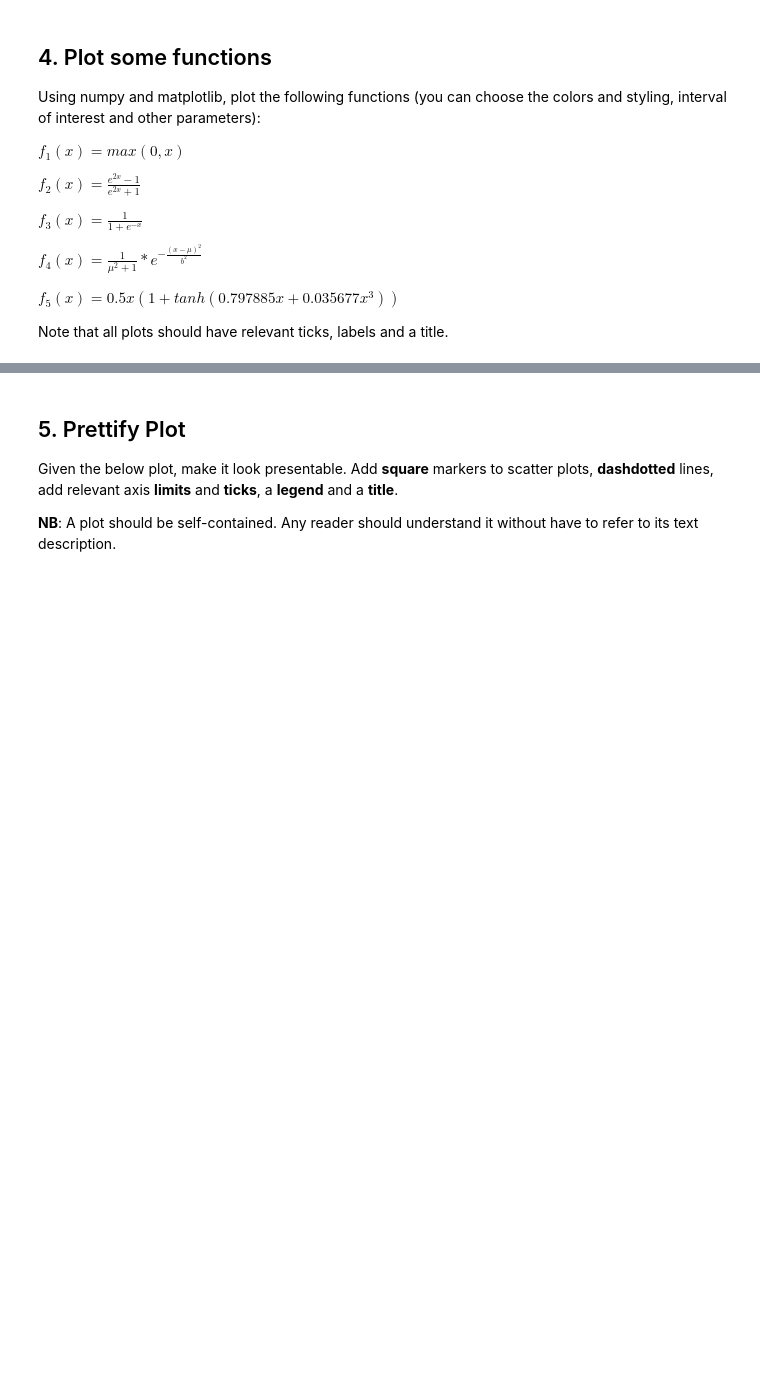
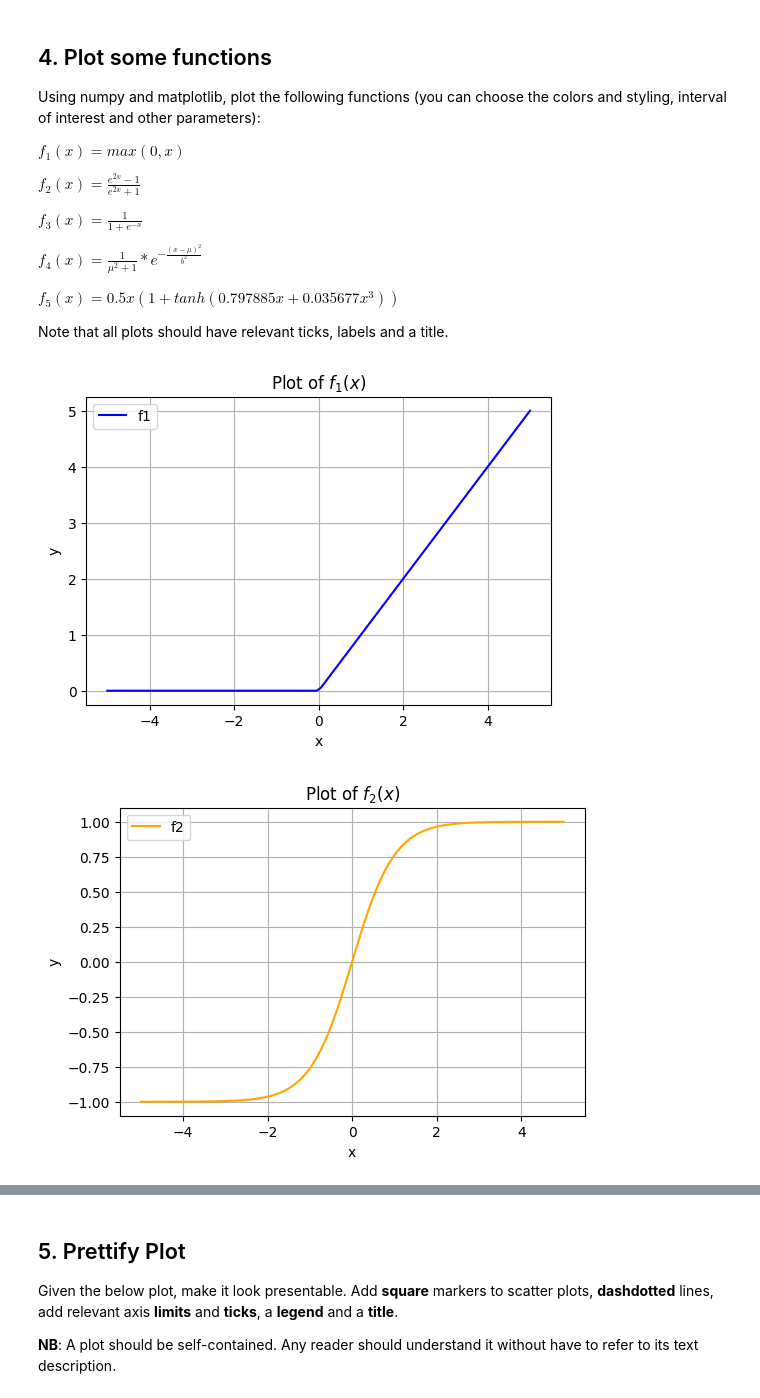
Before and after one commit to TudorFerecus/2048-in-C, a Jupyter notebook: EP_Plotting_I.ipynb, the cells around one changed output, grey strips where cells are left out. Cells and saved outputs as stored; diff of their text form; code cells hidden in the pictures; blank space fills up the shorter version.

```diff
--- a/EP_Plotting_I.ipynb
+++ b/EP_Plotting_I.ipynb
@@ -470,0 +417,67 @@ Note that all plots should have relevant ticks, labels and a title.
+# %%
+import matplotlib.pyplot as plt
+import numpy as np
+
+x = np.linspace(-5, 5, 100)
+
+# Define the functions
+f1 = np.maximum(0, x)
+f2 = (np.exp(2*x) - 1) / (np.exp(2*x) + 1)
+f3 = 1 / (1 + np.exp(-x))
+
+mu, b = 0, 1
+f4 = (1 / (mu**2 + 1)) * np.exp(-((x - mu)**2) / (b**2))
+f5 = 0.5 * x * (1 + np.tanh(0.797885 * x + 0.035677 * x**3))
+
+# Plot f1
+plt.figure(figsize=(6, 4))
+plt.plot(x, f1, color='blue', label='f1')
+plt.xlabel('x')
+plt.ylabel('y')
+plt.title('Plot of $f_1(x)$')
+plt.legend()
+plt.grid(True)
+plt.show()
+
+# Plot f2
+plt.figure(figsize=(6, 4))
+plt.plot(x, f2, color='orange', label='f2')
+plt.xlabel('x')
+plt.ylabel('y')
+plt.title('Plot of $f_2(x)$')
+plt.legend()
+plt.grid(True)
+plt.show()
+
+# Plot f3
+plt.figure(figsize=(6, 4))
+plt.plot(x, f3, color='green', label='f3')
+plt.xlabel('x')
+plt.ylabel('y')
+plt.title('Plot of $f_3(x)$')
+plt.legend()
+plt.grid(True)
+plt.show()
+
+# Plot f4
+plt.figure(figsize=(6, 4))
+plt.plot(x, f4, color='red', label='f4')
+plt.xlabel('x')
+plt.ylabel('y')
+plt.title('Plot of $f_4(x)$')
+plt.legend()
+plt.grid(True)
+plt.show()
+
+# Plot f5
+plt.figure(figsize=(6, 4))
+plt.plot(x, f5, color='purple', label='f5')
+plt.xlabel('x')
+plt.ylabel('y')
+plt.title('Plot of $f_5(x)$')
+plt.legend()
+plt.grid(True)
+plt.show()
+# %% [output]
+[figure, added]
+[figure, added]
```
Also changed, not shown: parts of 29 cells of this notebook.
